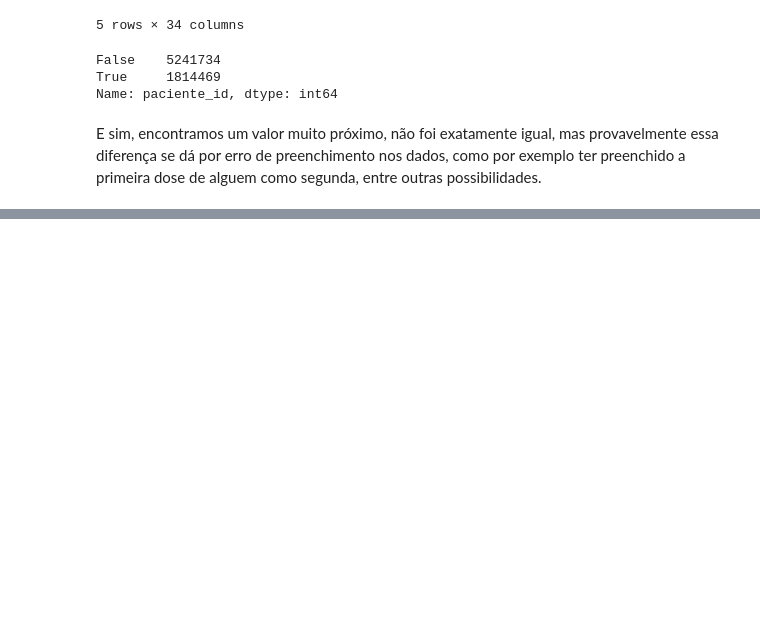
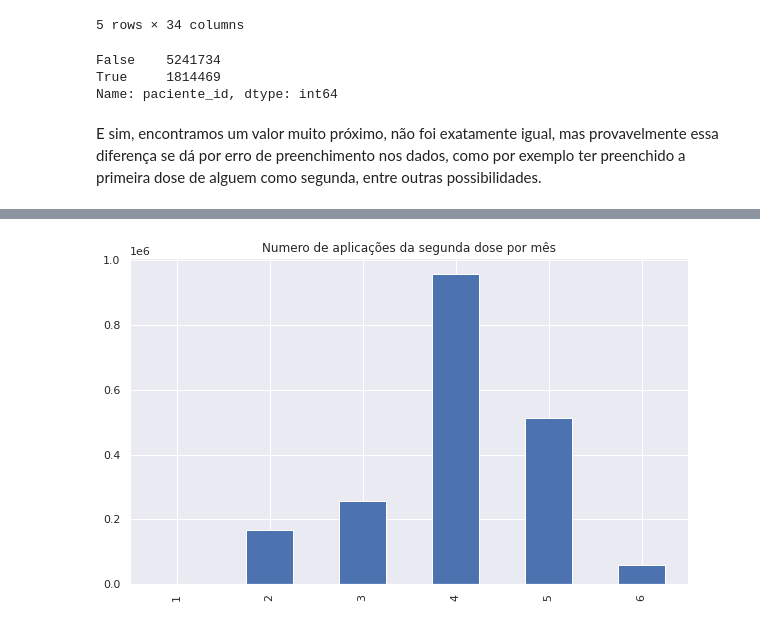
Before and after one commit to AlvaroAt19/Homi_dos_dados, a Jupyter notebook: covid_rj/Covid_Rj.ipynb, the cells around one changed output, grey strips where cells are left out. Cells and saved outputs as stored; diff of their text form; code cells hidden in the pictures; blank space fills up the shorter version.

```diff
--- a/covid_rj/Covid_Rj.ipynb
+++ b/covid_rj/Covid_Rj.ipynb
@@ -236,0 +264,6 @@ E sim, encontramos um valor muito próximo, não foi exatamente igual, mas prova
+# %%
+plt.figure(figsize=(10,6))
+seg_dose['mes_da_vacinacao'].value_counts(sort=False).plot(kind='bar')
+plt.title('Numero de aplicações da segunda dose por mês');
+# %% [output]
+[figure, added]
```
Also changed, not shown: parts of 8 cells of this notebook.
